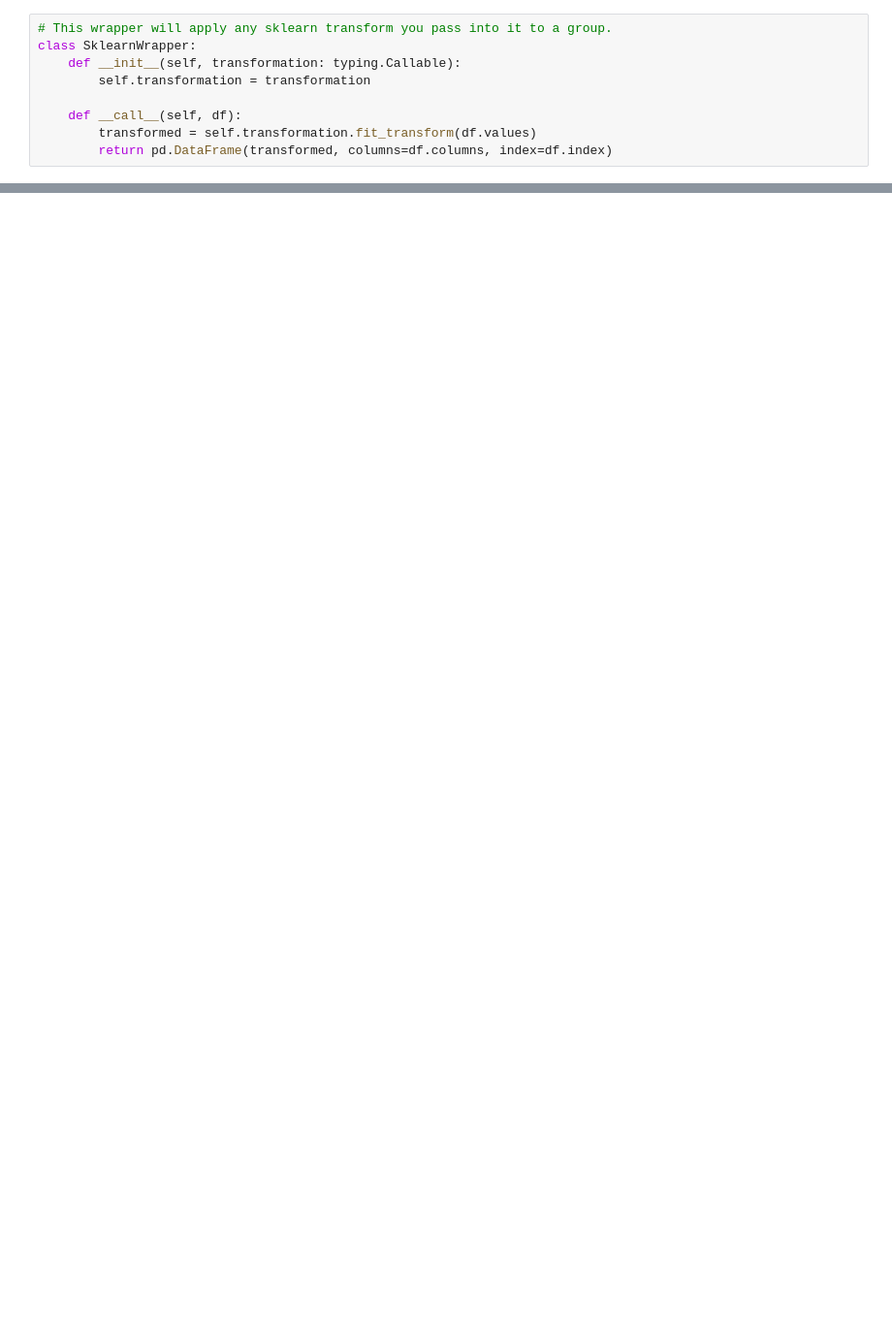
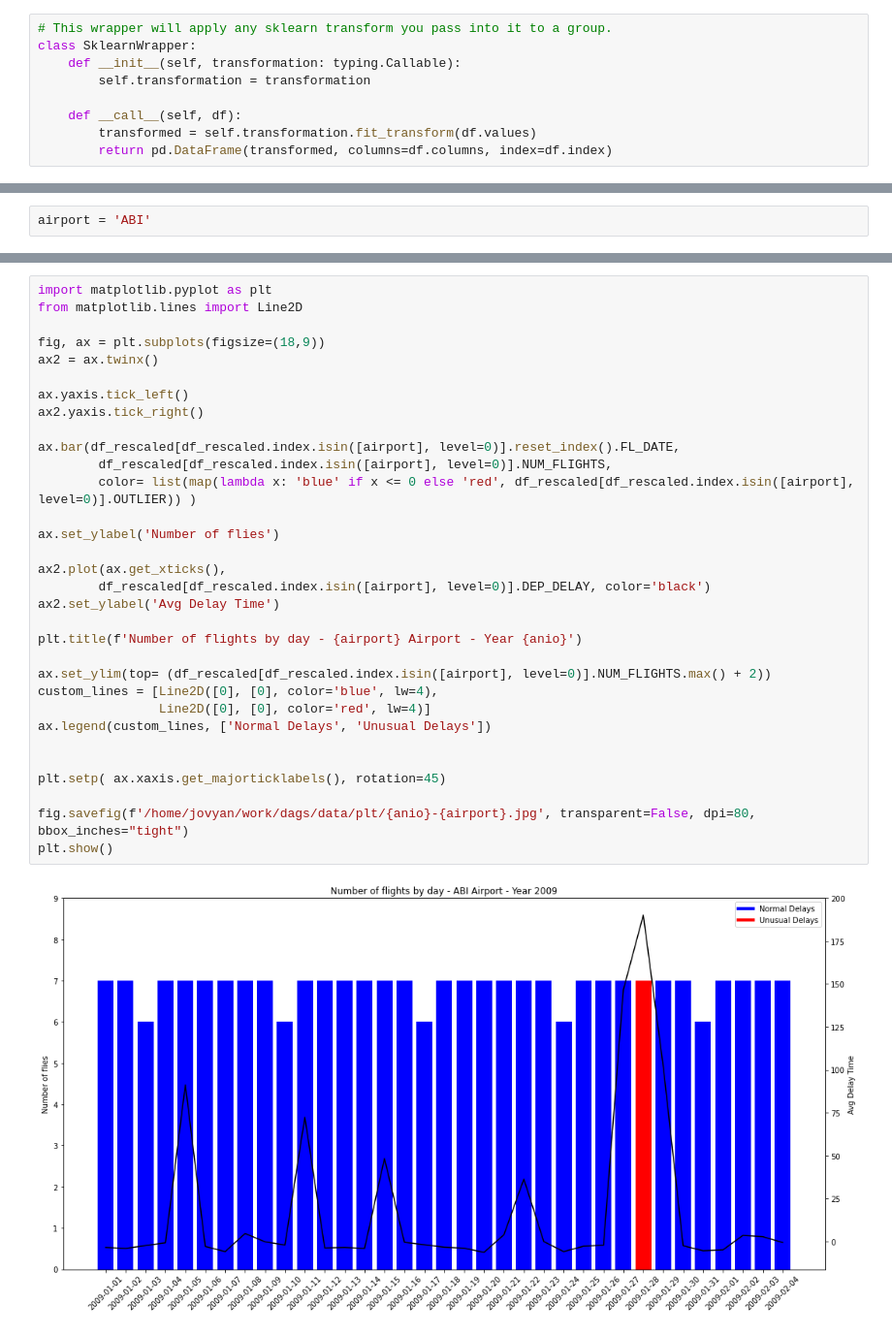
Before and after one commit to jezabeld/tpf-mlapps-ITBA, a Jupyter notebook: jupyter/Outlier_detection.ipynb, the cells around one changed output, grey strips where cells are left out. Shown: that part at 97% size. Saved outputs shown, nothing was run; the diff lists cells and outputs as text; blank space fills up the shorter version.

```diff
--- a/jupyter/Outlier_detection.ipynb
+++ b/jupyter/Outlier_detection.ipynb
@@ -43,0 +50,2 @@ df_rescaled.OUTLIER.sum()
+# %%
+airport = 'ABI'
@@ -43,0 +93,34 @@ df_rescaled.OUTLIER.sum()
+# %%
+import matplotlib.pyplot as plt
+from matplotlib.lines import Line2D
+
+fig, ax = plt.subplots(figsize=(18,9))
+ax2 = ax.twinx()
+
+ax.yaxis.tick_left()
+ax2.yaxis.tick_right()
+
+ax.bar(df_rescaled[df_rescaled.index.isin([airport], level=0)].reset_index().FL_DATE,
+        df_rescaled[df_rescaled.index.isin([airport], level=0)].NUM_FLIGHTS,
+        color= list(map(lambda x: 'blue' if x <= 0 else 'red', df_rescaled[df_rescaled.index.isin([airport], level=0)].OUTLIER)) )
+
+ax.set_ylabel('Number of flies')
+
+ax2.plot(ax.get_xticks(),
+        df_rescaled[df_rescaled.index.isin([airport], level=0)].DEP_DELAY, color='black')
+ax2.set_ylabel('Avg Delay Time')
+
+plt.title(f'Number of flights by day - {airport} Airport - Year {anio}')
+
+ax.set_ylim(top= (df_rescaled[df_rescaled.index.isin([airport], level=0)].NUM_FLIGHTS.max() + 2))
+custom_lines = [Line2D([0], [0], color='blue', lw=4),
+                Line2D([0], [0], color='red', lw=4)]
+ax.legend(custom_lines, ['Normal Delays', 'Unusual Delays'])
+
+
+plt.setp( ax.xaxis.get_majorticklabels(), rotation=45)
+
+fig.savefig(f'/home/jovyan/work/dags/data/plt/{anio}-{airport}.jpg', transparent=False, dpi=80, bbox_inches="tight")
+plt.show()
+# %% [output]
+[figure, added]
```
Also changed, not shown: parts of 19 cells of this notebook, 12 other files.
